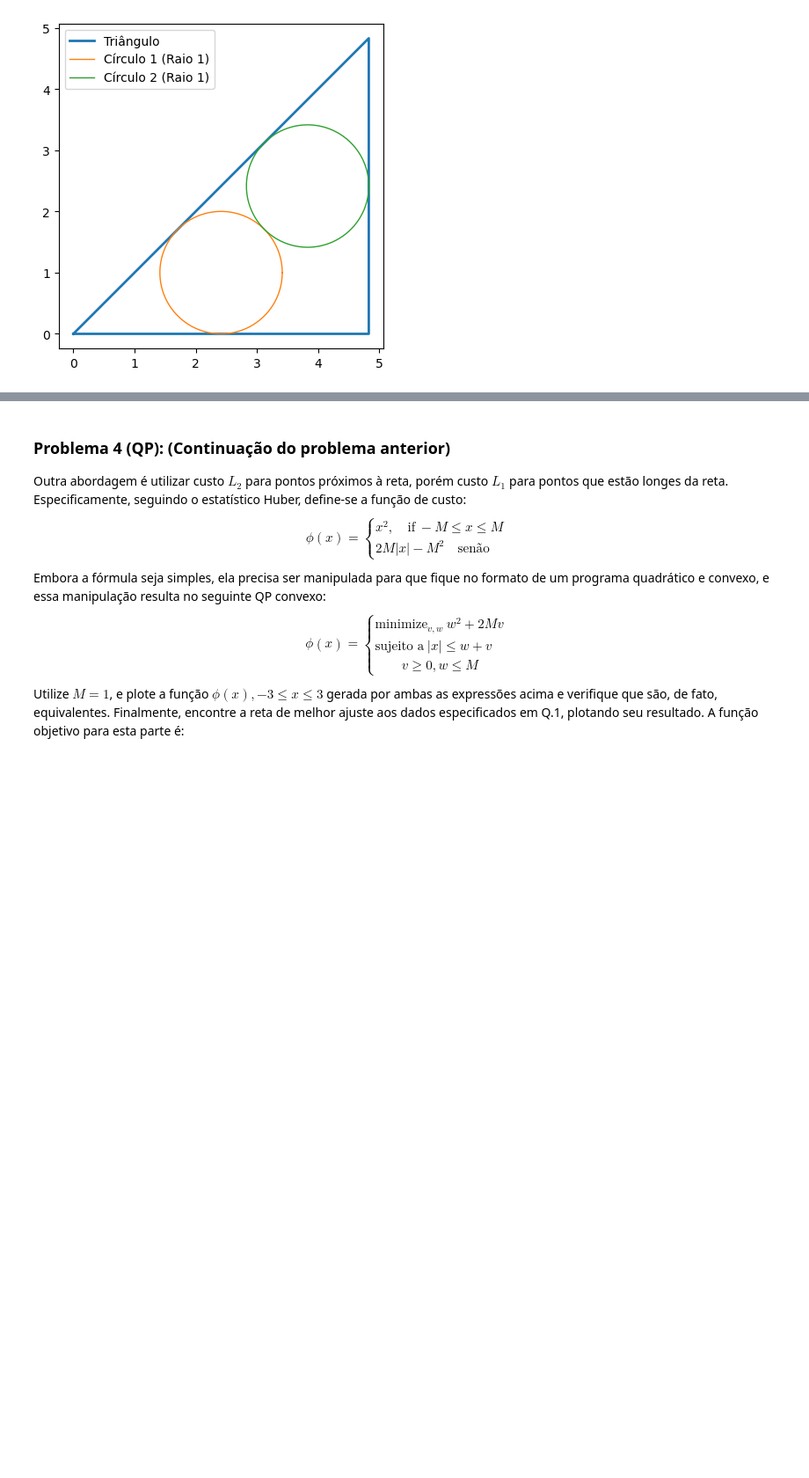
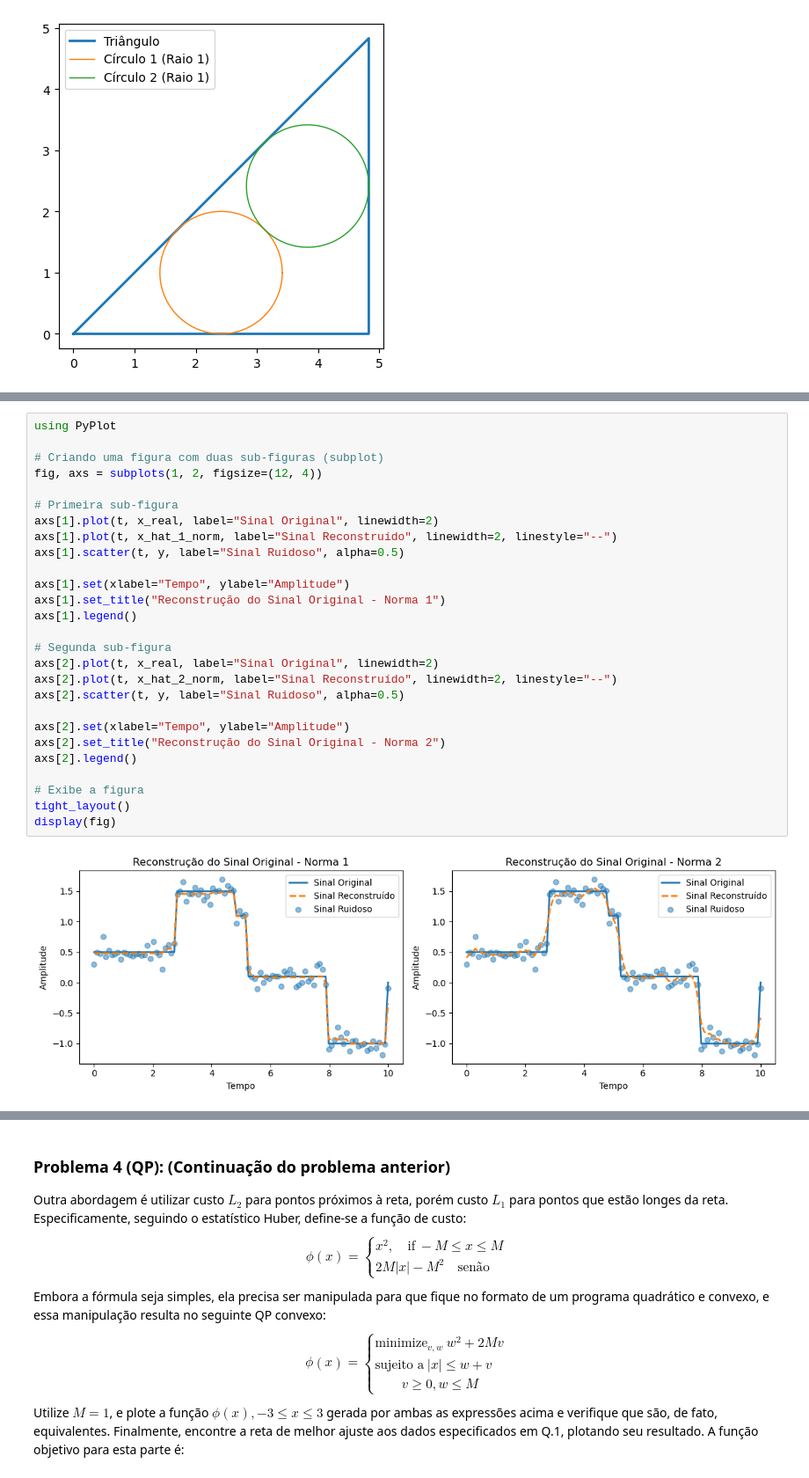
Before and after one commit to LincolnProenca/IntroOtimizacao, a Jupyter notebook: Lista 2/Lista 2 outubro de 2023.ipynb, the cells around one changed output, grey strips where cells are left out. Shown at 88% size. Drawn from its saved outputs; the diff is of its cells as text; blank space fills up the shorter version.

```diff
--- a/Lista 2/Lista 2 outubro de 2023.ipynb
+++ b/Lista 2/Lista 2 outubro de 2023.ipynb
@@ -216,3 +341,32 @@ e que o sinal ruidoso $y$ é gerado a partir de $x$, acrescentando um ruido gaus
+# %%
+using PyPlot
+
+# Criando uma figura com duas sub-figuras (subplot)
+fig, axs = subplots(1, 2, figsize=(12, 4))
+
+# Primeira sub-figura
+axs[1].plot(t, x_real, label="Sinal Original", linewidth=2)
+axs[1].plot(t, x_hat_1_norm, label="Sinal Reconstruído", linewidth=2, linestyle="--")
+axs[1].scatter(t, y, label="Sinal Ruidoso", alpha=0.5)
+
+axs[1].set(xlabel="Tempo", ylabel="Amplitude")
+axs[1].set_title("Reconstrução do Sinal Original - Norma 1")
+axs[1].legend()
+
+# Segunda sub-figura
+axs[2].plot(t, x_real, label="Sinal Original", linewidth=2)
+axs[2].plot(t, x_hat_2_norm, label="Sinal Reconstruído", linewidth=2, linestyle="--")
+axs[2].scatter(t, y, label="Sinal Ruidoso", alpha=0.5)
+
+axs[2].set(xlabel="Tempo", ylabel="Amplitude")
+axs[2].set_title("Reconstrução do Sinal Original - Norma 2")
+axs[2].legend()
+
+# Exibe a figura
+tight_layout()
+display(fig)
+# %% [output]
+[figure, added]
 # %% [markdown]
 ### Problema 3 (Regressão $L_2$ versus regressão $L_1$):
 É comum encontrar conjuntos de dados contendo *outliers*, ou seja, dados ruins oriundos de erro experimental, ruido alto ou malfuncionamento de sensores. Considere por exemplo o seguinte conjunto de 15 pares $(x,y)$ de pontos experimentais:
```
Also changed, not shown: parts of 51 cells of this notebook.
